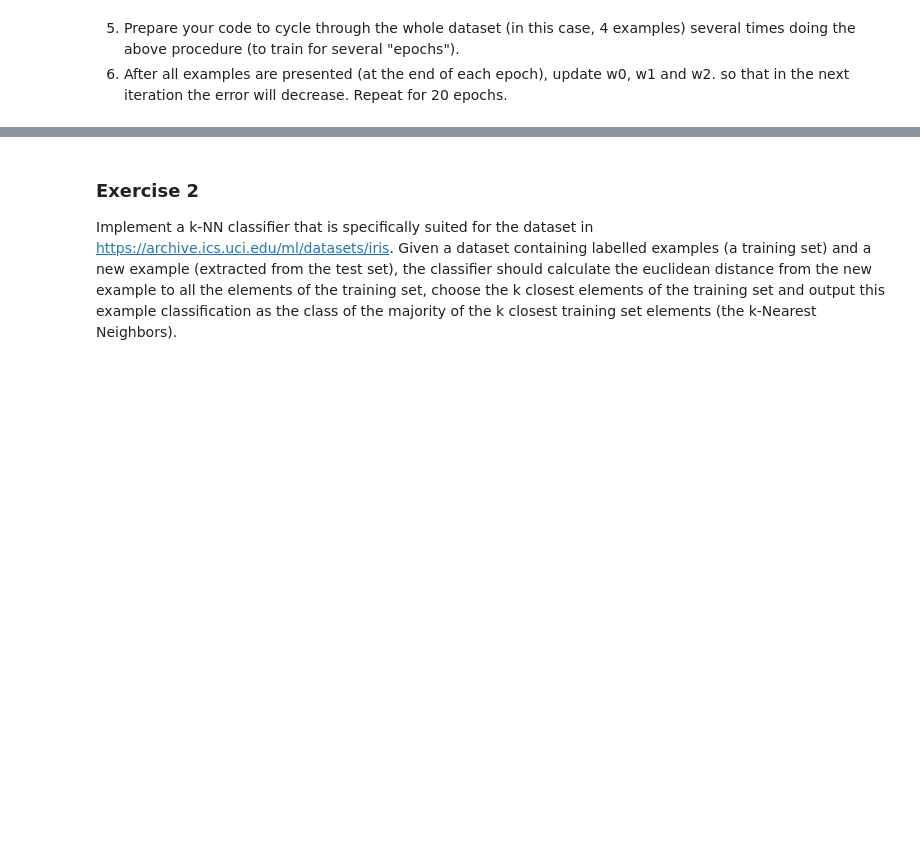
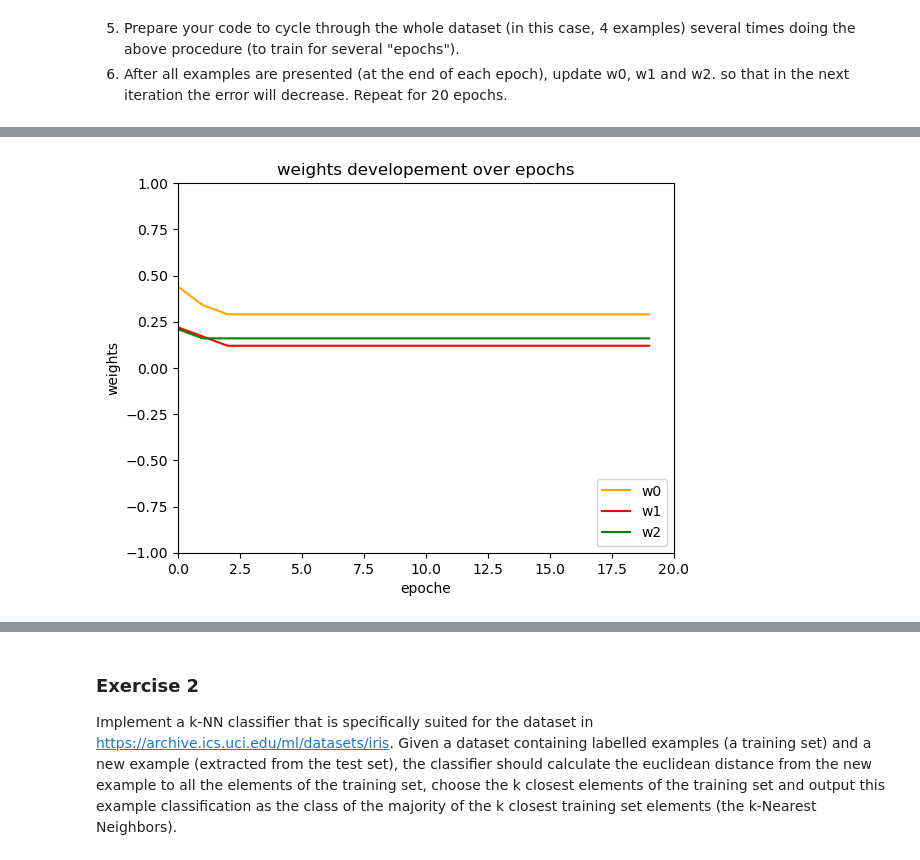
Before and after one commit to jelenameyer/IntroToMachineLearning, a Jupyter notebook: assignments/a2supervised.ipynb, the cells around one changed output, grey strips where cells are left out. Saved outputs shown, nothing was run; the diff lists cells and outputs as text; code cells hidden in the pictures; blank space fills up the shorter version.

```diff
--- a/assignments/a2supervised.ipynb
+++ b/assignments/a2supervised.ipynb
@@ -235,0 +241,30 @@ plt .show()
+# %%
+# visualize (b) Plot the value of each weight at the end of each training epoch.
+
+numberEpochs = range(len(saveResultsForGraph))
+numberEpochs
+
+w0EndEpochs = []
+w1EndEpochs = []
+w2EndEpochs = []
+
+for array in saveResultsForGraph:
+    w0EndEpochs.append(array[3,1])
+    w1EndEpochs.append(array[3,2])
+    w2EndEpochs.append(array[3,3])
+
+plt.plot(numberEpochs, w0EndEpochs, "-", color = "orange", label = "w0")
+plt.plot(numberEpochs, w1EndEpochs, "-", color = "red", label = "w1")
+plt.plot(numberEpochs, w2EndEpochs, "-", color = "green", label = "w2")
+
+
+plt.ylabel("weights")
+plt.xlabel("epoche")
+plt.title("weights developement over epochs")
+plt.legend(loc='lower right')
+
+plt.xlim(0, len(numberEpochs))
+plt.ylim(-1, 1)
+plt.show()
+# %% [output]
+[figure, added]
```
Also changed, not shown: parts of 20 cells of this notebook, 1 other file.
